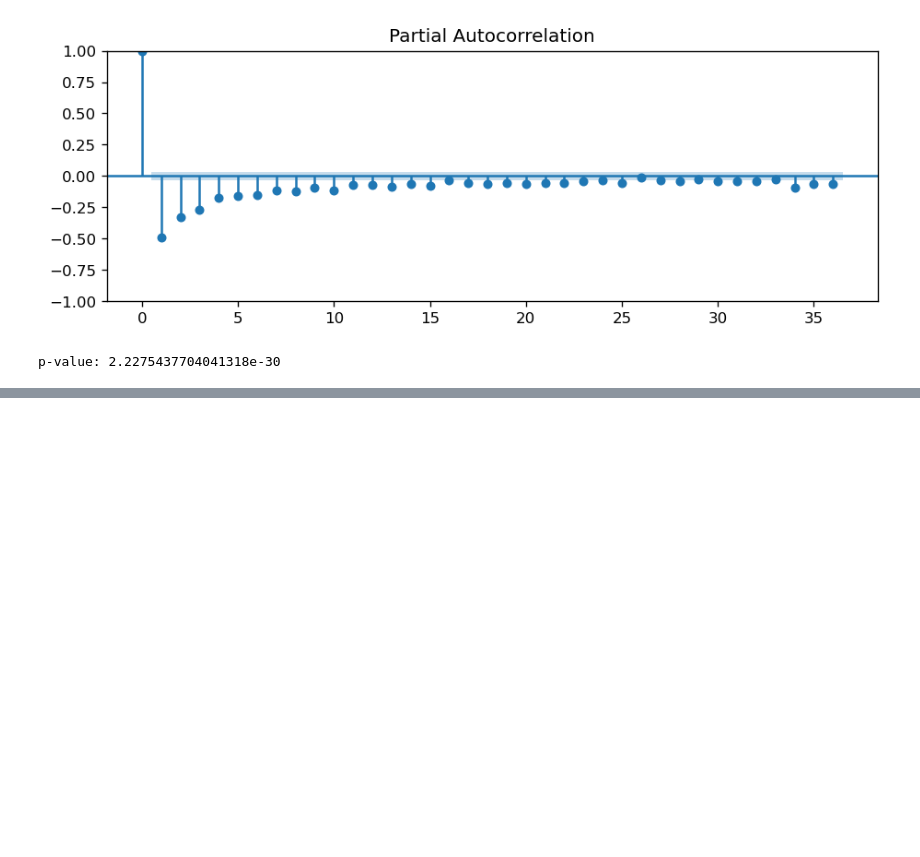
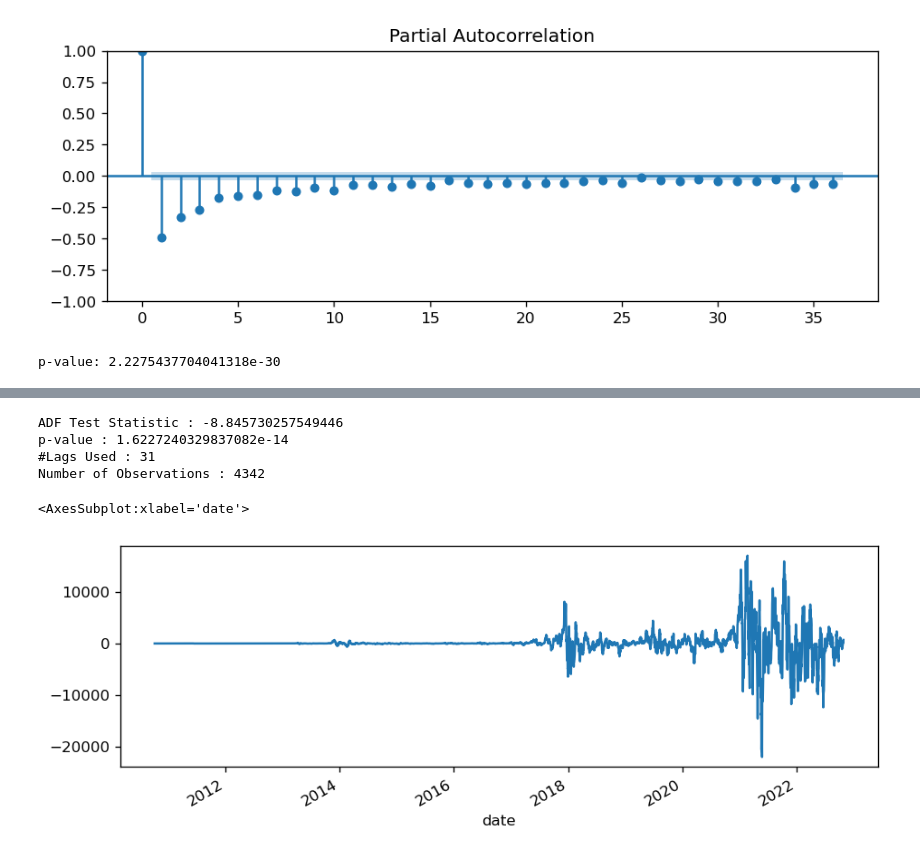
Before and after one commit to guevarch/projectchris, a Jupyter notebook: Final/BTC ARIMA1.ipynb, the cells around one changed output, grey strips where cells are left out. Saved outputs shown, nothing was run; the diff lists cells and outputs as text; code cells hidden in the pictures; blank space fills up the shorter version.

```diff
--- a/Final/BTC ARIMA1.ipynb
+++ b/Final/BTC ARIMA1.ipynb
@@ -257,0 +242,4 @@ rmse - auto: 16449.21484353683
+# %%
+df['price First Difference'] = df['price'] - df['price'].shift(1)
+df['Seasonal First Difference']=df['price']-df['price'].shift(12)
+df.head()
@@ -257,0 +254,13 @@ rmse - auto: 16449.21484353683
+# %%
+# Again testing if data is stationary
+adfuller_test(df['Seasonal First Difference'].dropna())
+# %% [output]
+ADF Test Statistic : -8.845730257549446
+p-value : 1.6227240329837082e-14
+#Lags Used : 31
+Number of Observations : 4342
+# %%
+df['Seasonal First Difference'].plot()
+# %% [output]
+<AxesSubplot:xlabel='date'>
+[figure, added]
```
Also changed, not shown: parts of 18 cells of this notebook, 7 other files.
